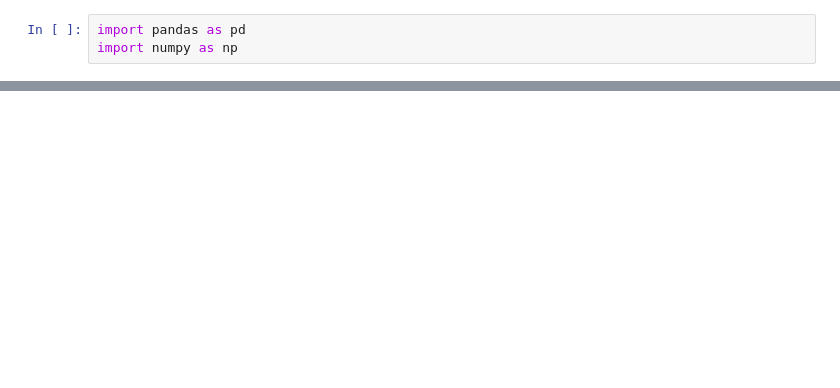
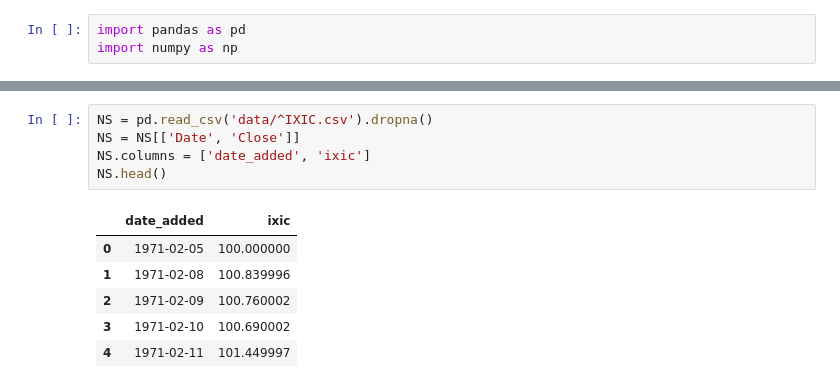
Before and after one commit to ksn38/fin, a Jupyter notebook: Untitled.ipynb, the cells around one changed output, grey strips where cells are left out. Drawn from its saved outputs; the diff is of its cells as text; blank space fills up the shorter version.

```diff
--- a/Untitled.ipynb
+++ b/Untitled.ipynb
@@ -34,3 +37,15 @@ VIX.head()
 | 2 | 1990-01-04 | 19.219999 |
 | 3 | 1990-01-05 | 20.110001 |
 | 4 | 1990-01-08 | 20.260000 |
+# %%
+NS = pd.read_csv('data/^IXIC.csv').dropna()
+NS = NS[['Date', 'Close']]
+NS.columns = ['date_added', 'ixic']
+NS.head()
+# %% [output]
+|  | date_added | ixic |
+| 0 | 1971-02-05 | 100.000000 |
+| 1 | 1971-02-08 | 100.839996 |
+| 2 | 1971-02-09 | 100.760002 |
+| 3 | 1971-02-10 | 100.690002 |
+| 4 | 1971-02-11 | 101.449997 |
```
Also changed, not shown: parts of 11 cells of this notebook, 12 other files.
